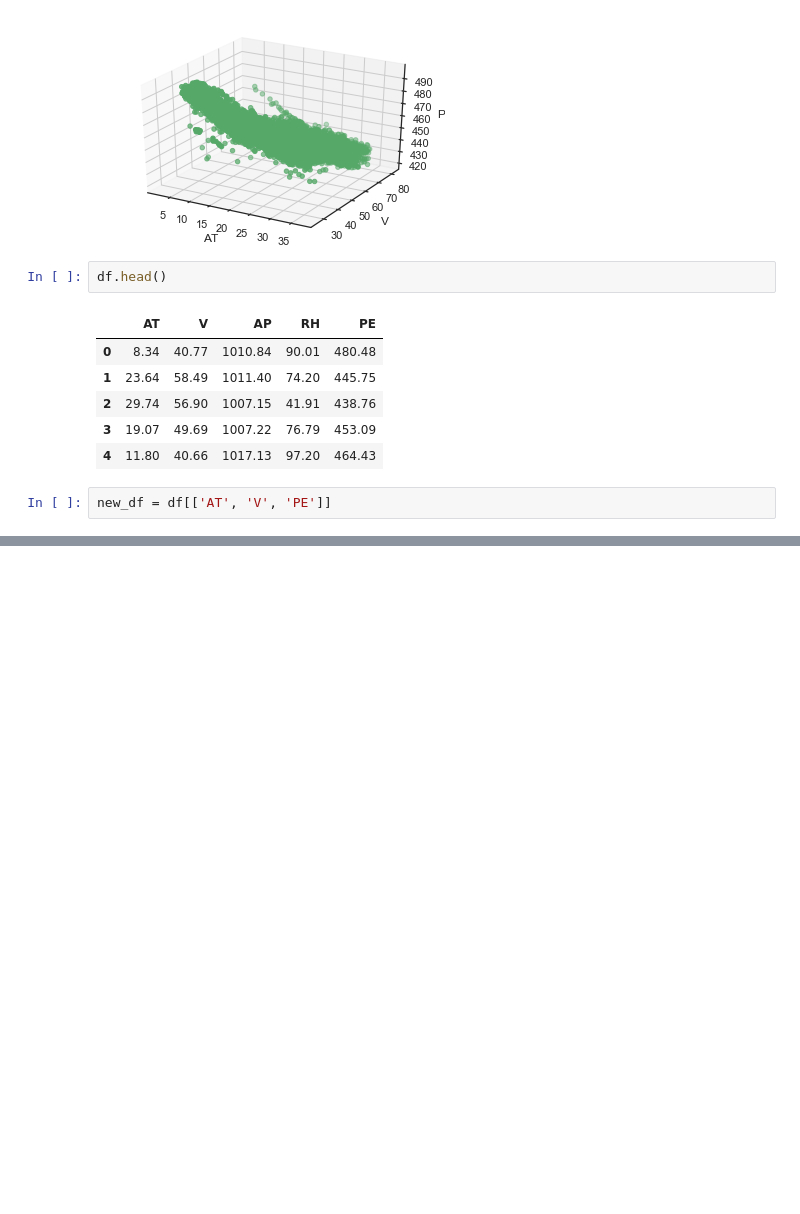
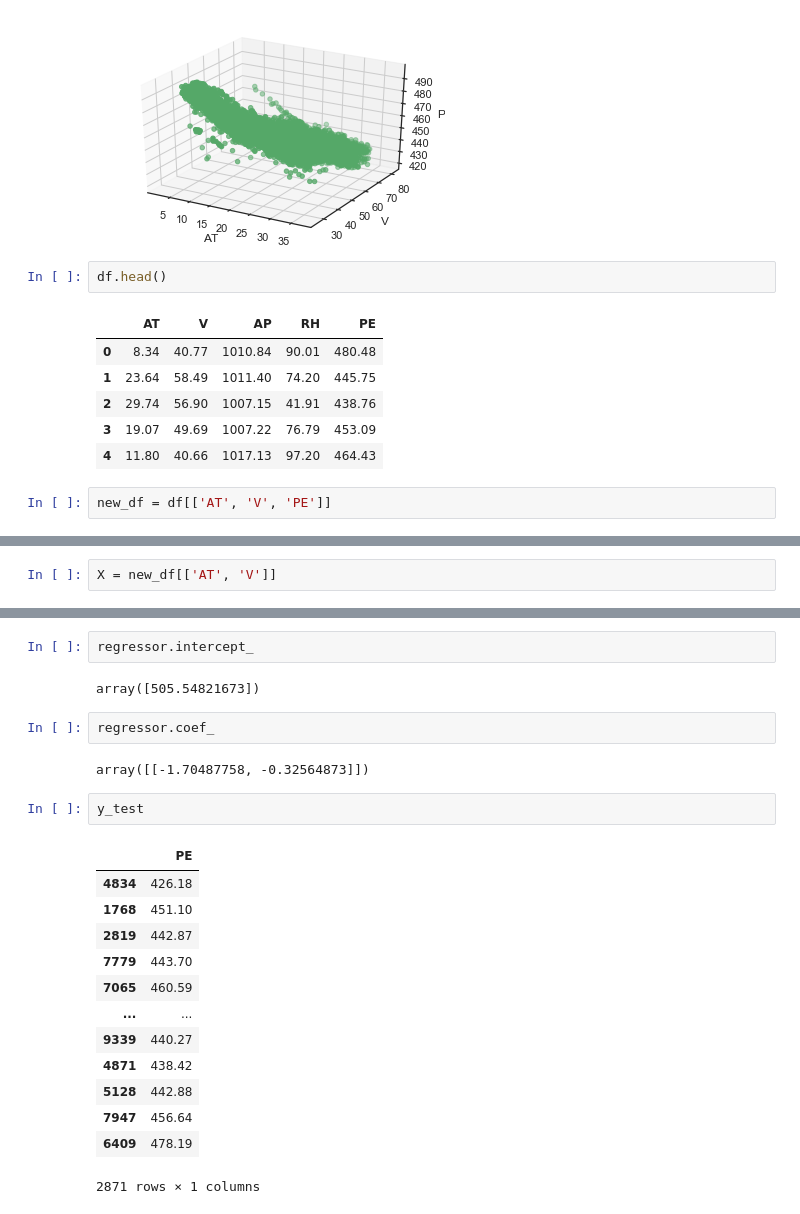
Before and after one commit to chichukw/ML-Projects, a Jupyter notebook: multivariate_regression.ipynb, the cells around one changed output, grey strips where cells are left out. Drawn from its saved outputs; the diff is of its cells as text; blank space fills up the shorter version.

```diff
--- a/multivariate_regression.ipynb
+++ b/multivariate_regression.ipynb
@@ -148 +145,3 @@ memory usage: 224.4 KB
+# %%
+X = new_df[['AT', 'V']]
 # %%
@@ -195,0 +228,24 @@ regressor
+# %%
+regressor.intercept_
+# %% [output]
+array([505.54821673])
+# %%
+regressor.coef_
+# %% [output]
+array([[-1.70487758, -0.32564873]])
+# %%
+y_test
+# %% [output]
+|  | PE |
+| 4834 | 426.18 |
+| 1768 | 451.10 |
+| 2819 | 442.87 |
+| 7779 | 443.70 |
+| 7065 | 460.59 |
+| ... | ... |
+| 9339 | 440.27 |
+| 4871 | 438.42 |
+| 5128 | 442.88 |
+| 7947 | 456.64 |
+| 6409 | 478.19 |
+2871 rows × 1 columns
```
Also changed, not shown: parts of 17 cells of this notebook.
